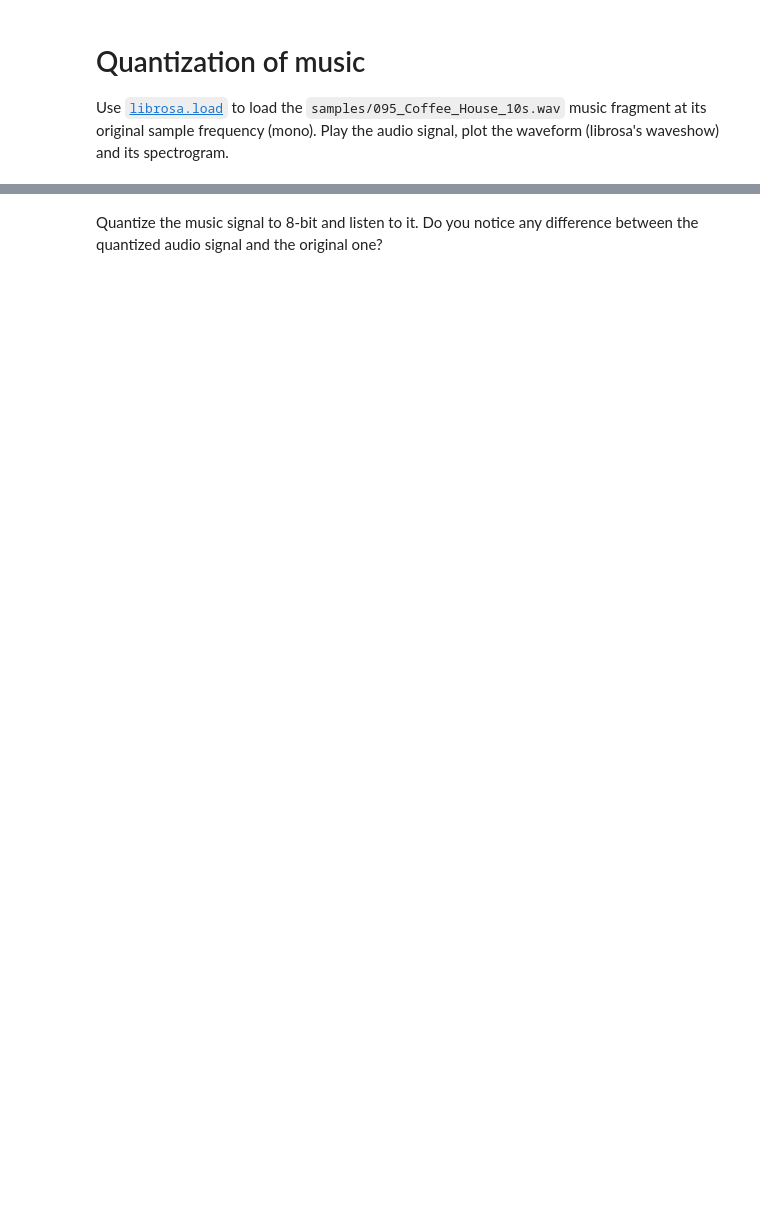
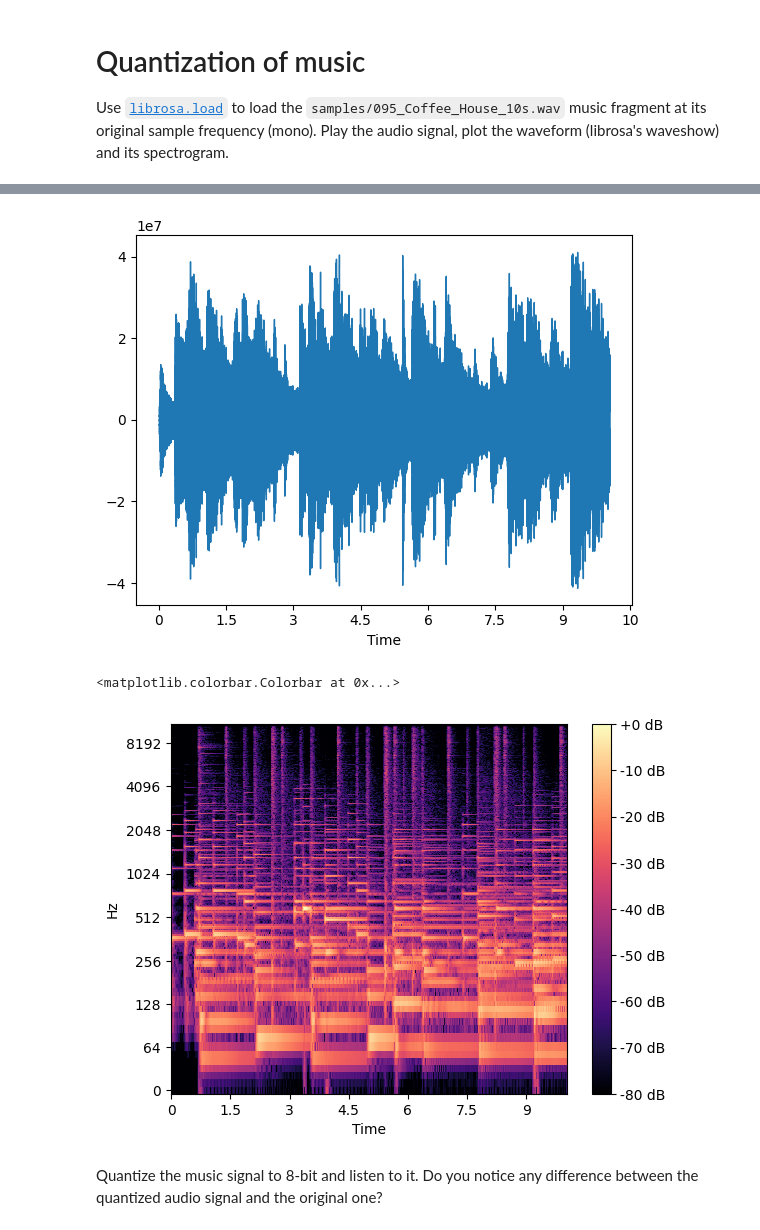
Before and after one commit to ThijsAlens/audio_lab, a Jupyter notebook: quantization_effects.ipynb, the cells around one changed output, grey strips where cells are left out. Drawn from its saved outputs; the diff is of its cells as text; code cells hidden in the pictures; blank space fills up the shorter version.

```diff
--- a/quantization_effects.ipynb
+++ b/quantization_effects.ipynb
@@ -71,0 +71,3 @@ Use [`librosa.load`](https://librosa.org/doc/latest/generated/librosa.load.html#
+# %%
+coffee, fs = librosa.load("samples/095_Coffee_House_10s.wav", mono=True)
+ipd.Audio(coffee, rate=fs)
@@ -72,2 +76,13 @@ Use [`librosa.load`](https://librosa.org/doc/latest/generated/librosa.load.html#
+# %%
+librosa.display.waveshow(coffee)
+plt.show()
+stft_coffee = librosa.stft(coffee)
+stft_coffee_mag_db = librosa.amplitude_to_db(S=np.abs(stft_coffee), ref=np.max)
+librosa.display.specshow(data=stft_coffee_mag_db, y_axis='log', x_axis='time', sr=fs)
+plt.colorbar(format='%+2.0f dB')
+# %% [output]
+[figure, added]
+<matplotlib.colorbar.Colorbar at 0x...>
+[figure, added]
 # %% [markdown]
 Quantize the music signal to 8-bit and listen to it. Do you notice any difference between the quantized audio signal and the original one?
```
Also changed, not shown: parts of 12 cells of this notebook.
